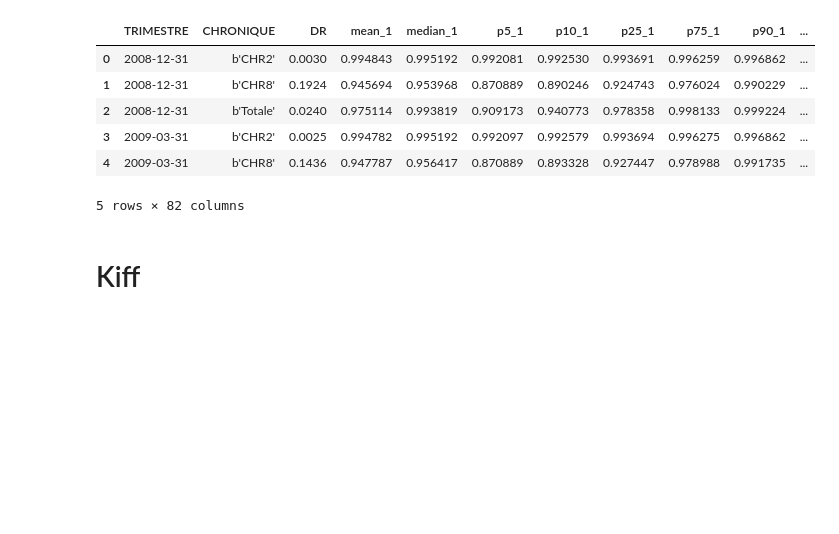
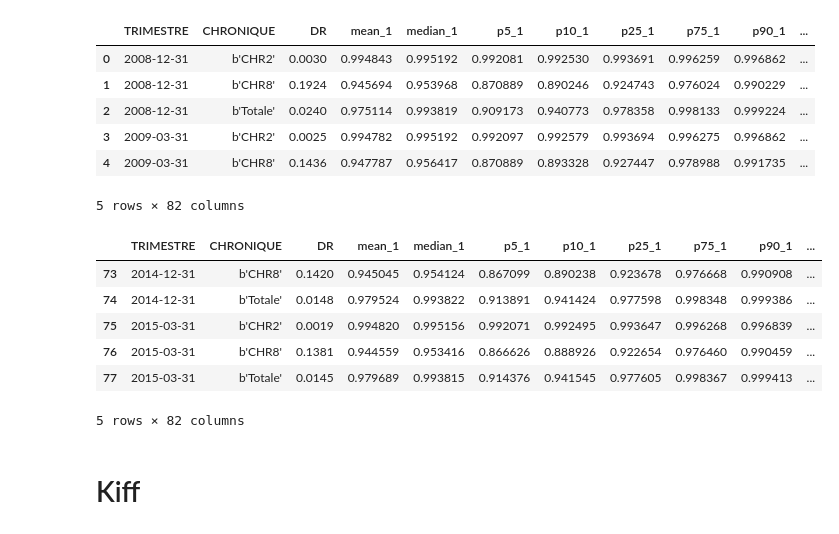
Before and after one commit to bashog/DrimGame2022, a Jupyter notebook: basic_exploration/experimentation.ipynb, the cells around one changed output. Cells and saved outputs as stored; diff of their text form; code cells hidden in the pictures; blank space fills up the shorter version.

```diff
--- a/basic_exploration/experimentation.ipynb
+++ b/basic_exploration/experimentation.ipynb
@@ -22,6 +22,16 @@ data.head()
 | 3 | 2009-03-31 | b'CHR2' | 0.0025 | 0.994782 | 0.995192 | 0.992097 | 0.992579 | 0.993694 | 0.996275 | 0.996862 | ... |
 | 4 | 2009-03-31 | b'CHR8' | 0.1436 | 0.947787 | 0.956417 | 0.870889 | 0.893328 | 0.927447 | 0.978988 | 0.991735 | ... |
 5 rows × 82 columns
+# %%
+data.tail()
+# %% [output]
+|  | TRIMESTRE | CHRONIQUE | DR | mean_1 | median_1 | p5_1 | p10_1 | p25_1 | p75_1 | p90_1 | ... |
+| 73 | 2014-12-31 | b'CHR8' | 0.1420 | 0.945045 | 0.954124 | 0.867099 | 0.890238 | 0.923678 | 0.976668 | 0.990908 | ... |
+| 74 | 2014-12-31 | b'Totale' | 0.0148 | 0.979524 | 0.993822 | 0.913891 | 0.941424 | 0.977598 | 0.998348 | 0.999386 | ... |
+| 75 | 2015-03-31 | b'CHR2' | 0.0019 | 0.994820 | 0.995156 | 0.992071 | 0.992495 | 0.993647 | 0.996268 | 0.996839 | ... |
+| 76 | 2015-03-31 | b'CHR8' | 0.1381 | 0.944559 | 0.953416 | 0.866626 | 0.888926 | 0.922654 | 0.976460 | 0.990459 | ... |
+| 77 | 2015-03-31 | b'Totale' | 0.0145 | 0.979689 | 0.993815 | 0.914376 | 0.941545 | 0.977605 | 0.998367 | 0.999413 | ... |
+5 rows × 82 columns
 # %% [markdown]
 # Kiff
 # %% [markdown]
```
Also changed, not shown: 2 other files.
